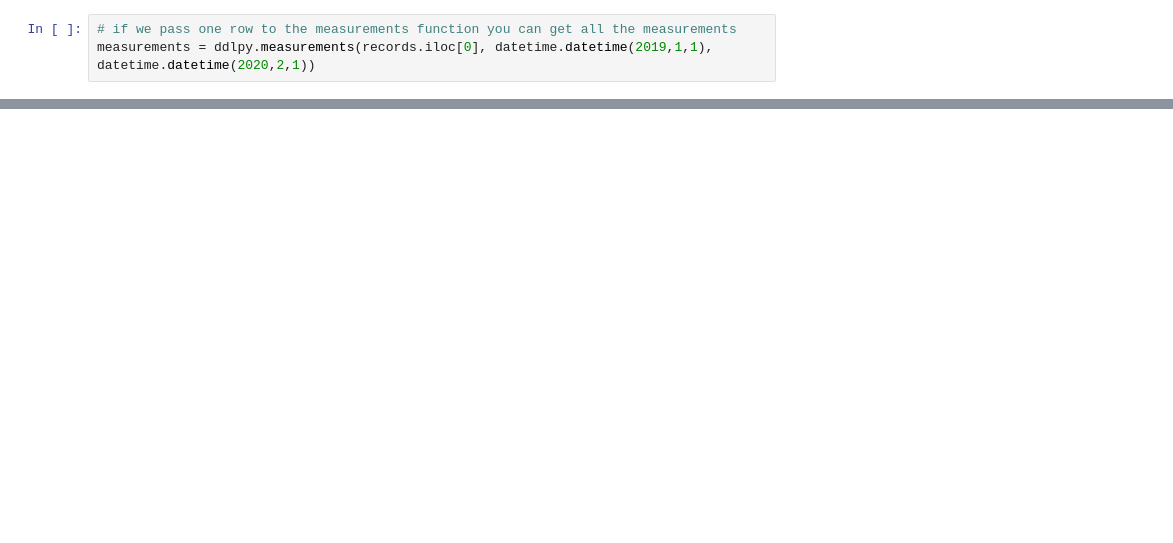
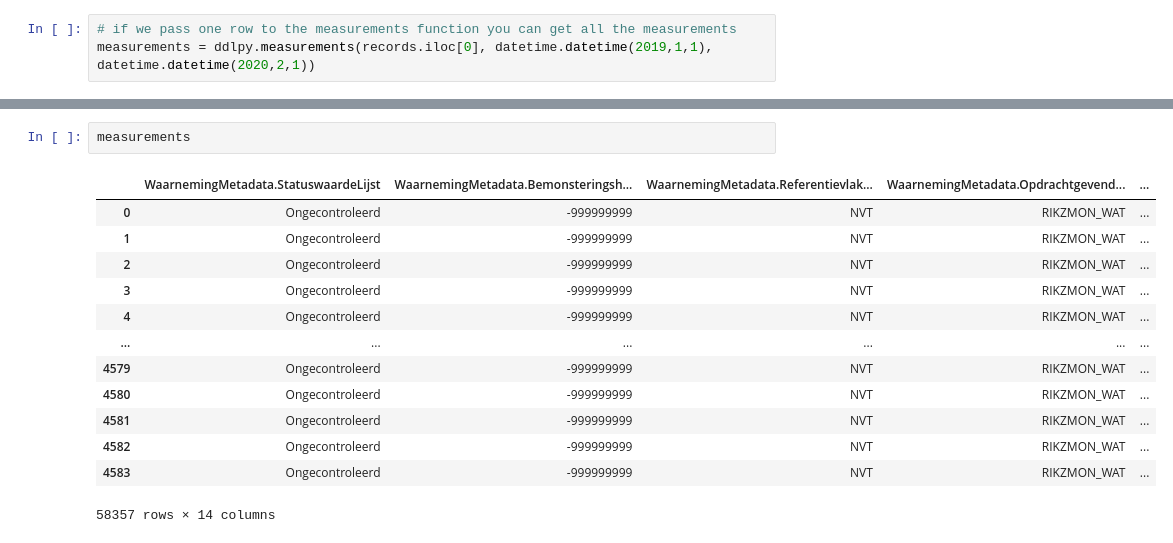
Before and after one commit to Deltares/ddlpy, a Jupyter notebook: notebooks/measurements.ipynb, the cells around one changed output, grey strips where cells are left out. Drawn from its saved outputs; the diff is of its cells as text; blank space fills up the shorter version.

```diff
--- a/notebooks/measurements.ipynb
+++ b/notebooks/measurements.ipynb
@@ -98,0 +104,16 @@ measurements.plot('t',  'Meetwaarde.Waarde_Numeriek', linewidth=0.1, figsize=(13
+# %%
+measurements
+# %% [output]
+|  | WaarnemingMetadata.StatuswaardeLijst | WaarnemingMetadata.Bemonsteringsh... | WaarnemingMetadata.Referentievlak... | WaarnemingMetadata.Opdrachtgevend... | ... |
+| 0 | Ongecontroleerd | -999999999 | NVT | RIKZMON_WAT | ... |
+| 1 | Ongecontroleerd | -999999999 | NVT | RIKZMON_WAT | ... |
+| 2 | Ongecontroleerd | -999999999 | NVT | RIKZMON_WAT | ... |
+| 3 | Ongecontroleerd | -999999999 | NVT | RIKZMON_WAT | ... |
+| 4 | Ongecontroleerd | -999999999 | NVT | RIKZMON_WAT | ... |
+| ... | ... | ... | ... | ... | ... |
+| 4579 | Ongecontroleerd | -999999999 | NVT | RIKZMON_WAT | ... |
+| 4580 | Ongecontroleerd | -999999999 | NVT | RIKZMON_WAT | ... |
+| 4581 | Ongecontroleerd | -999999999 | NVT | RIKZMON_WAT | ... |
+| 4582 | Ongecontroleerd | -999999999 | NVT | RIKZMON_WAT | ... |
+| 4583 | Ongecontroleerd | -999999999 | NVT | RIKZMON_WAT | ... |
+58357 rows × 14 columns
```
Also changed, not shown: parts of 7 cells of this notebook, 2 other files.
